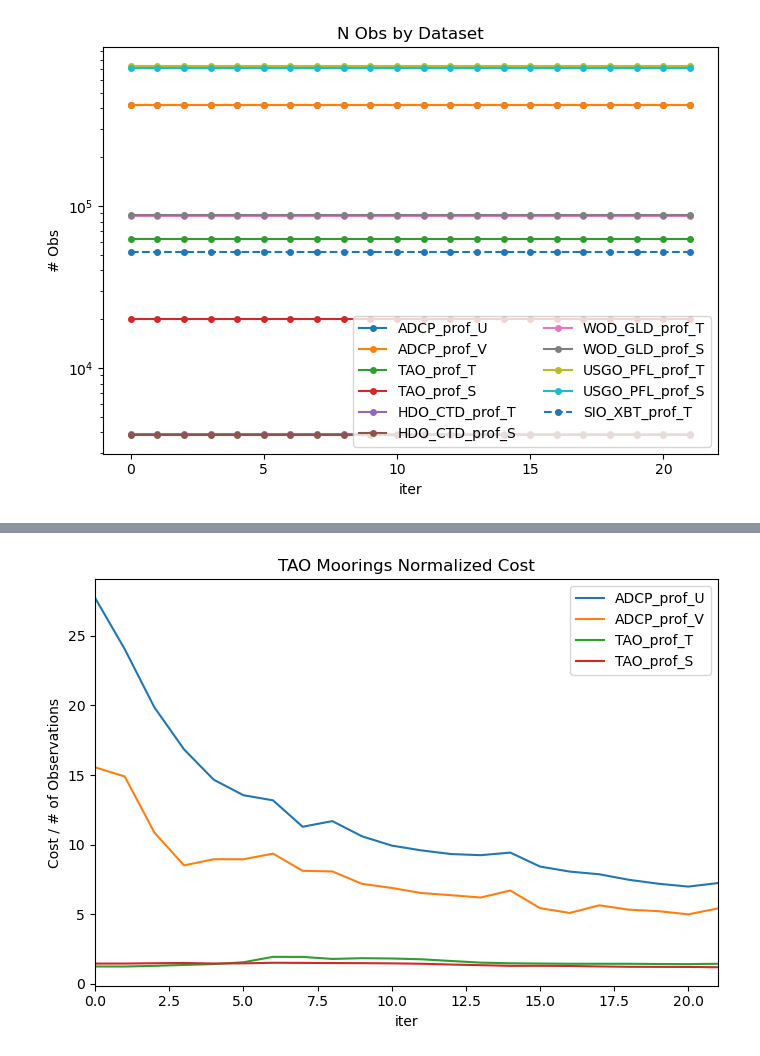
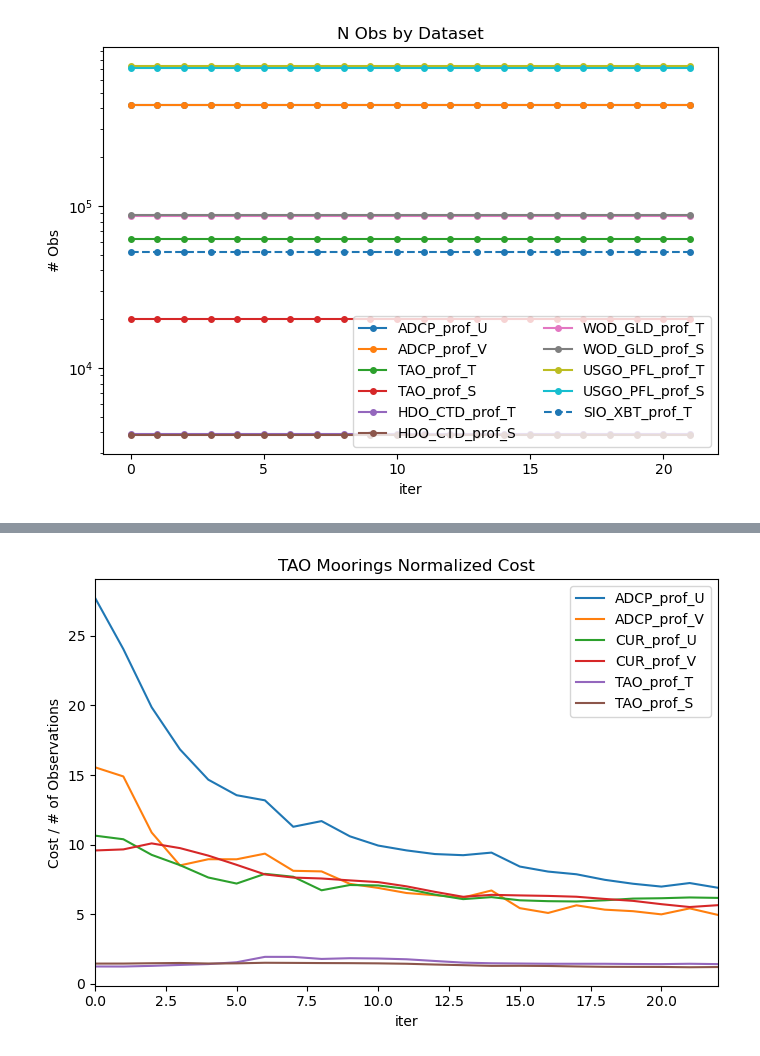
Before and after one commit to eldavenport/TPOSE6_VelocityAssim, a Jupyter notebook: cost_function/cost_by_iter.ipynb, the cells around one changed output, grey strips where cells are left out. Cells and saved outputs as stored; diff of their text form; code cells hidden in the pictures.

Commit message:
looking at withheld velocity case, updating cost function

```diff
--- a/cost_function/cost_by_iter.ipynb
+++ b/cost_function/cost_by_iter.ipynb
@@ -6,7 +6,7 @@ import numpy as np
 import mitgcm_assim.cost as cost
 
 # Read all costfunction* files in current directory
-ds = cost.read_costfunction('/data/SO3/edavenport/tpose6/sep2012/run_ad/')
+ds = cost.read_costfunction('/data/SO3/edavenport/tpose6/sep2012/velocity_assim/run_ad/')
 # %%
 ds.cost.sel(dataset='fc')
 # %% [output]
@@ -96,17 +100,19 @@ fig.savefig('cost_function/TAO_mooring_cost_not_norm.png')
 # %%
 fig, ax = plt.subplots(figsize=(7, 5))
 (ds.cost.sel(dataset='TAO_WO_2012_ADCP_prof_U')/ds.n_obs.sel(dataset='TAO_WO_2012_ADCP_prof_U')).plot(ax=ax,label='ADCP_prof_U')
 (ds.cost.sel(dataset='TAO_WO_2012_ADCP_prof_V')/ds.n_obs.sel(dataset='TAO_WO_2012_ADCP_prof_V')).plot(ax=ax,label='ADCP_prof_V')
+(ds.cost.sel(dataset='TAO_WO_2012_CUR_prof_U')/ds.n_obs.sel(dataset='TAO_WO_2012_CUR_prof_U')).plot(ax=ax,label='CUR_prof_U')
+(ds.cost.sel(dataset='TAO_WO_2012_CUR_prof_V')/ds.n_obs.sel(dataset='TAO_WO_2012_CUR_prof_V')).plot(ax=ax,label='CUR_prof_V')
 (ds.cost.sel(dataset='NODC_TP_2012_MRB_w_prof_T')/ds.n_obs.sel(dataset='NODC_TP_2012_MRB_w_prof_T')).plot(ax=ax,label='TAO_prof_T')
 (ds.cost.sel(dataset='NODC_TP_2012_MRB_w_prof_S')/ds.n_obs.sel(dataset='NODC_TP_2012_MRB_w_prof_S')).plot(ax=ax,label='TAO_prof_S')
 ax.set_title('TAO Moorings Normalized Cost')
 ax.set_ylabel('Cost / # of Observations')
 ax.legend()
 ax.set_xlim(0,ds.iter.max())
 plt.tight_layout()
 fig.savefig('cost_function/TAO_mooring_cost.png')
 # %% [output]
-[figure, old version]
+[figure, new version]
 # %%
 fig, ax = plt.subplots(figsize=(9, 7))
 (ds.cost.sel(dataset='TAO_WO_2012_ADCP_prof_U')/ds.n_obs.sel(dataset='TAO_WO_2012_ADCP_prof_U')).plot(ax=ax,label='ADCP_prof_U',marker='o',markersize=4)
```
Also changed, not shown: parts of 8 cells of this notebook, 20 other files.
